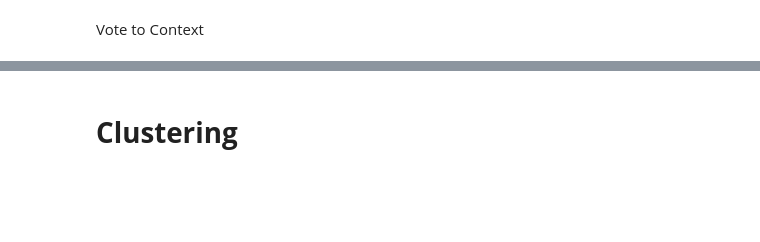
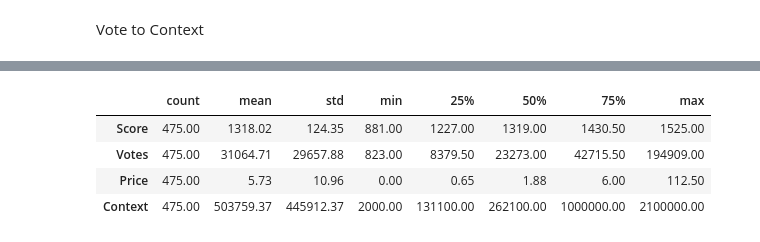
Before and after one commit to RoihansLab/Data-Mining-Project, a Jupyter notebook: Clustering_AI_LLM_Arena.ipynb, the cells around one changed output, grey strips where cells are left out. Drawn from its saved outputs; the diff is of its cells as text; code cells hidden in the pictures; blank space fills up the shorter version.

```diff
--- a/Clustering_AI_LLM_Arena.ipynb
+++ b/Clustering_AI_LLM_Arena.ipynb
@@ -986,5 +940,11 @@ fig.update_layout(
 fig.show()
 # %% [output]
 [interactive output not drawn]
-# %% [markdown]
-# **Clustering**
+# %%
+df.describe().T
+# %% [output]
+|  | count | mean | std | min | 25% | 50% | 75% | max |
+| Score | 475.00 | 1318.02 | 124.35 | 881.00 | 1227.00 | 1319.00 | 1430.50 | 1525.00 |
+| Votes | 475.00 | 31064.71 | 29657.88 | 823.00 | 8379.50 | 23273.00 | 42715.50 | 194909.00 |
+| Price | 475.00 | 5.73 | 10.96 | 0.00 | 0.65 | 1.88 | 6.00 | 112.50 |
+| Context | 475.00 | 503759.37 | 445912.37 | 2000.00 | 131100.00 | 262100.00 | 1000000.00 | 2100000.00 |
```
Also changed, not shown: parts of 11 cells of this notebook.
